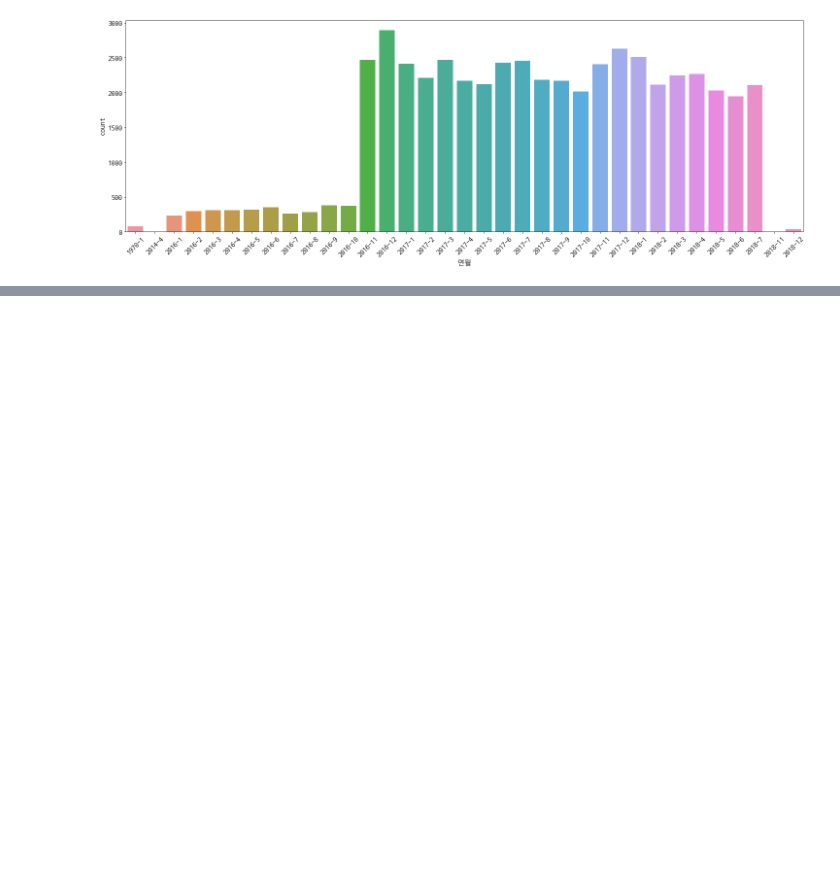
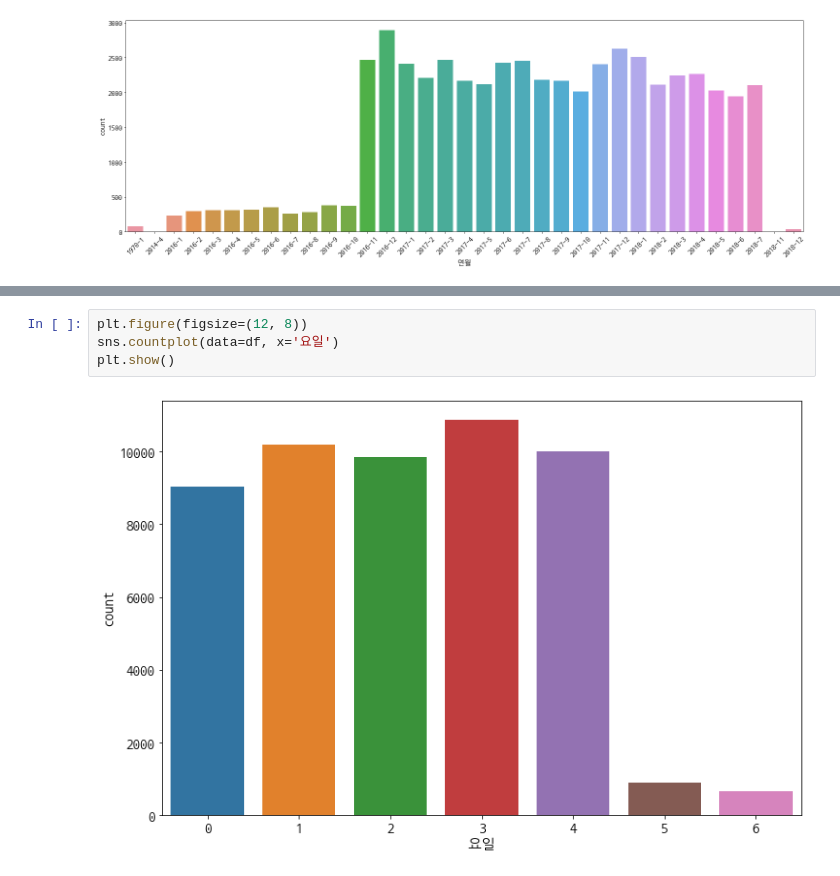
Before and after one commit to sangah-park98/python_dataAnalysis, a Jupyter notebook: 21_DataAnalysis_4.ipynb, the cells around one changed output, grey strips where cells are left out. Drawn from its saved outputs; the diff is of its cells as text; blank space fills up the shorter version.

```diff
--- a/21_DataAnalysis_4.ipynb
+++ b/21_DataAnalysis_4.ipynb
@@ -276,0 +291,6 @@ plt.show()
+# %%
+plt.figure(figsize=(12, 8))
+sns.countplot(data=df, x='요일')
+plt.show()
+# %% [output]
+[figure, added]
```
Also changed, not shown: parts of 31 cells of this notebook.
